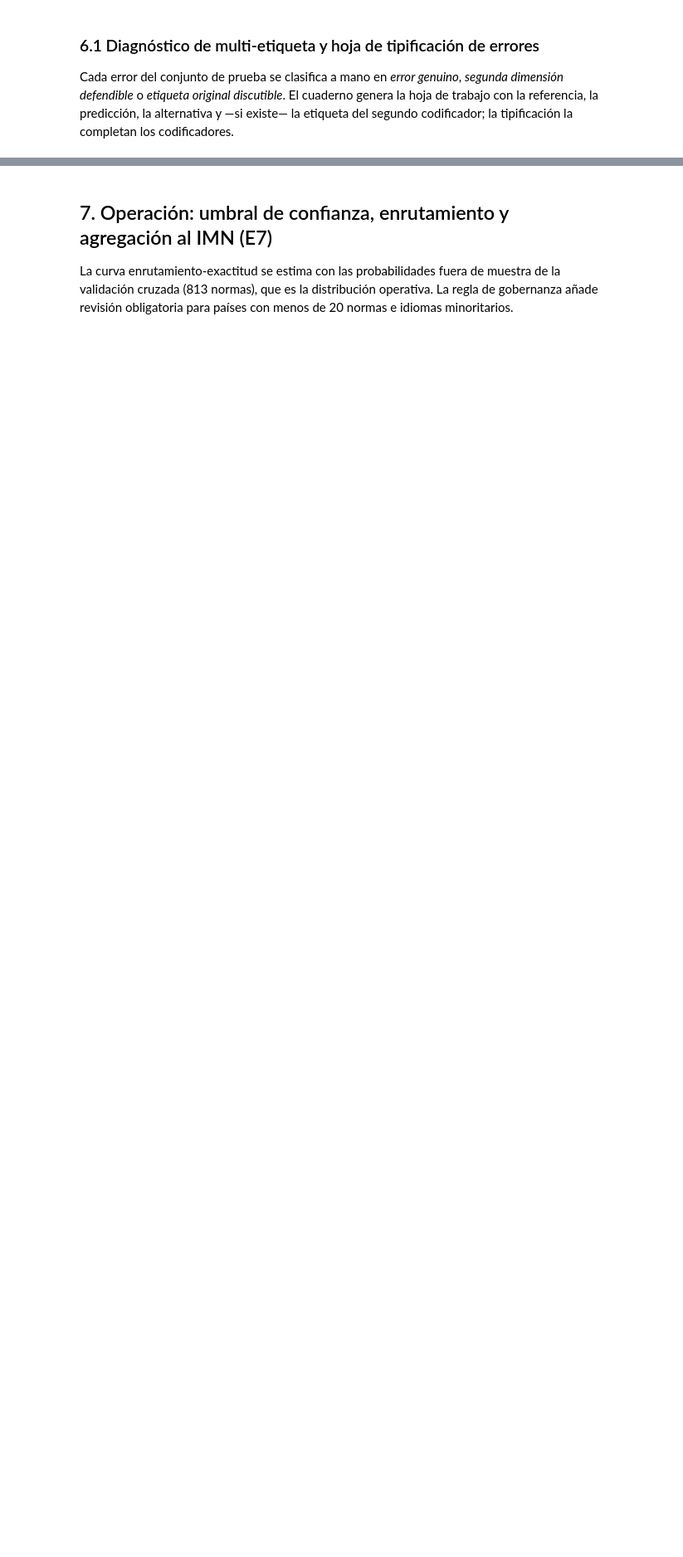
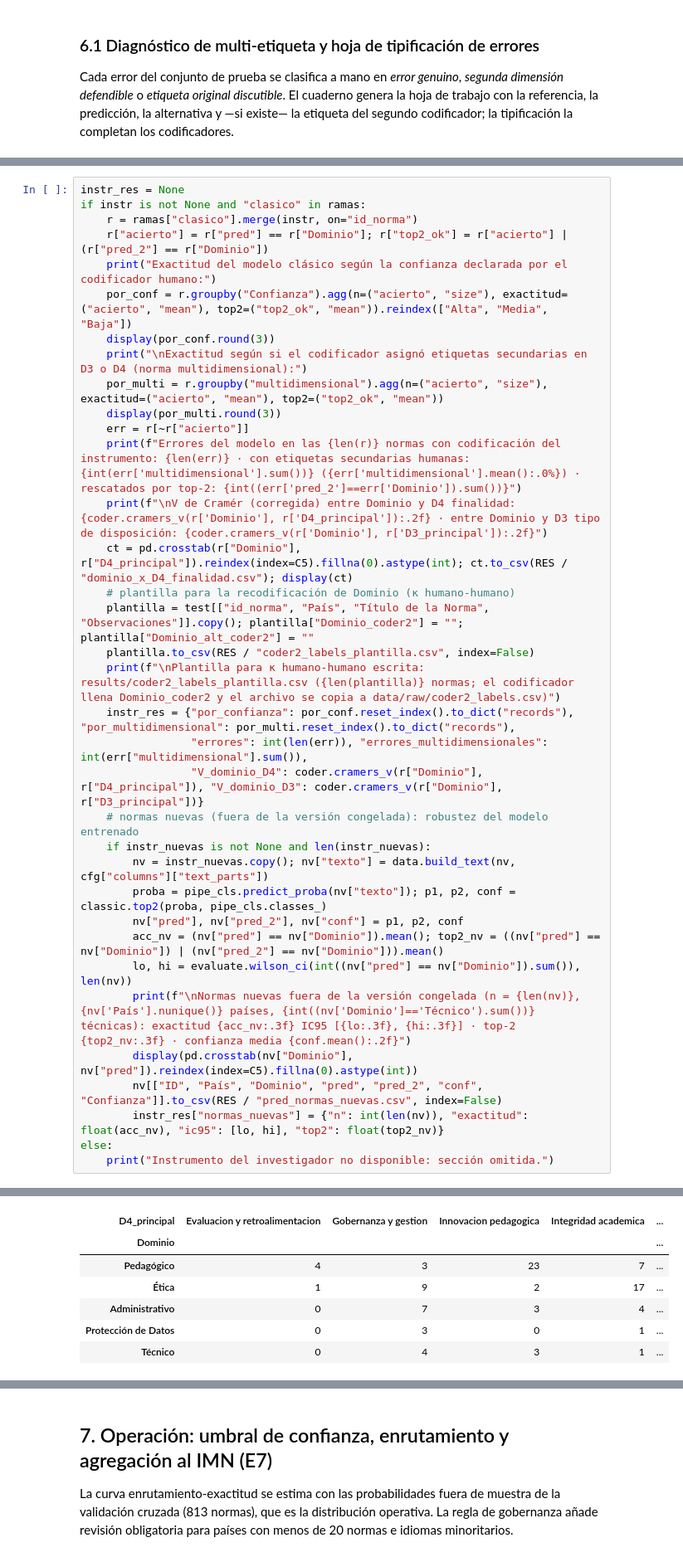
Before and after one commit to jorgemaldonadom-cmd/genial-clasificador-normativa, a Jupyter notebook: notebooks/02_experimento.ipynb, the cells around one changed output, grey strips where cells are left out. Shown at 83% size. Saved outputs shown, nothing was run; the diff lists cells and outputs as text; blank space fills up the shorter version.

```diff
--- a/notebooks/02_experimento.ipynb
+++ b/notebooks/02_experimento.ipynb
@@ -372,0 +388,36 @@ Errores del modelo clásico en prueba: 50 de 129 · en 35 la segunda dimensión
+# %%
+instr_res = None
+if instr is not None and "clasico" in ramas:
+    r = ramas["clasico"].merge(instr, on="id_norma")
+    r["acierto"] = r["pred"] == r["Dominio"]; r["top2_ok"] = r["acierto"] | (r["pred_2"] == r["Dominio"])
+    print("Exactitud del modelo clásico según la confianza declarada por el codificador humano:")
+    por_conf = r.groupby("Confianza").agg(n=("acierto", "size"), exactitud=("acierto", "mean"), top2=("top2_ok", "mean")).reindex(["Alta", "Media", "Baja"])
+    display(por_conf.round(3))
+    print("\nExactitud según si el codificador asignó etiquetas secundarias en D3 o D4 (norma multidimensional):")
+    por_multi = r.groupby("multidimensional").agg(n=("acierto", "size"), exactitud=("acierto", "mean"), top2=("top2_ok", "mean"))
+    display(por_multi.round(3))
+    err = r[~r["acierto"]]
+    print(f"Errores del modelo en las {len(r)} normas con codificación del instrumento: {len(err)} · con etiquetas secundarias humanas: {int(err['multidimensional'].sum())} ({err['multidimensional'].mean():.0%}) · rescatados por top-2: {int((err['pred_2']==err['Dominio']).sum())}")
+    print(f"\nV de Cramér (corregida) entre Dominio y D4 finalidad: {coder.cramers_v(r['Dominio'], r['D4_principal']):.2f} · entre Dominio y D3 tipo de disposición: {coder.cramers_v(r['Dominio'], r['D3_principal']):.2f}")
+    ct = pd.crosstab(r["Dominio"], r["D4_principal"]).reindex(index=C5).fillna(0).astype(int); ct.to_csv(RES / "dominio_x_D4_finalidad.csv"); display(ct)
+    # plantilla para la recodificación de Dominio (κ humano-humano)
+    plantilla = test[["id_norma", "País", "Título de la Norma", "Observaciones"]].copy(); plantilla["Dominio_coder2"] = ""; plantilla["Dominio_alt_coder2"] = ""
+    plantilla.to_csv(RES / "coder2_labels_plantilla.csv", index=False)
+    print(f"\nPlantilla para κ humano-humano escrita: results/coder2_labels_plantilla.csv ({len(plantilla)} normas; el codificador llena Dominio_coder2 y el archivo se copia a data/raw/coder2_labels.csv)")
+    instr_res = {"por_confianza": por_conf.reset_index().to_dict("records"), "por_multidimensional": por_multi.reset_index().to_dict("records"),
+                 "errores": int(len(err)), "errores_multidimensionales": int(err["multidimensional"].sum()),
+                 "V_dominio_D4": coder.cramers_v(r["Dominio"], r["D4_principal"]), "V_dominio_D3": coder.cramers_v(r["Dominio"], r["D3_principal"])}
+    # normas nuevas (fuera de la versión congelada): robustez del modelo entrenado
+    if instr_nuevas is not None and len(instr_nuevas):
+        nv = instr_nuevas.copy(); nv["texto"] = data.build_text(nv, cfg["columns"]["text_parts"])
+        proba = pipe_cls.predict_proba(nv["texto"]); p1, p2, conf = classic.top2(proba, pipe_cls.classes_)
+        nv["pred"], nv["pred_2"], nv["conf"] = p1, p2, conf
+        acc_nv = (nv["pred"] == nv["Dominio"]).mean(); top2_nv = ((nv["pred"] == nv["Dominio"]) | (nv["pred_2"] == nv["Dominio"])).mean()
+        lo, hi = evaluate.wilson_ci(int((nv["pred"] == nv["Dominio"]).sum()), len(nv))
+        print(f"\nNormas nuevas fuera de la versión congelada (n = {len(nv)}, {nv['País'].nunique()} países, {int((nv['Dominio']=='Técnico').sum())} técnicas): exactitud {acc_nv:.3f} IC95 [{lo:.3f}, {hi:.3f}] · top-2 {top2_nv:.3f} · confianza media {conf.mean():.2f}")
+        display(pd.crosstab(nv["Dominio"], nv["pred"]).reindex(index=C5).fillna(0).astype(int))
+        nv[["ID", "País", "Dominio", "pred", "pred_2", "conf", "Confianza"]].to_csv(RES / "pred_normas_nuevas.csv", index=False)
+        instr_res["normas_nuevas"] = {"n": int(len(nv)), "exactitud": float(acc_nv), "ic95": [lo, hi], "top2": float(top2_nv)}
+else:
+    print("Instrumento del investigador no disponible: sección omitida.")
+# %% [output]
@@ -372,0 +438,7 @@ Errores del modelo clásico en prueba: 50 de 129 · en 35 la segunda dimensión
+| D4_principal | Evaluacion y retroalimentacion | Gobernanza y gestion | Innovacion pedagogica | Integridad academica | ... |
+| Dominio |  |  |  |  | ... |
+| Pedagógico | 4 | 3 | 23 | 7 | ... |
+| Ética | 1 | 9 | 2 | 17 | ... |
+| Administrativo | 0 | 7 | 3 | 4 | ... |
+| Protección de Datos | 0 | 3 | 0 | 1 | ... |
+| Técnico | 0 | 4 | 3 | 1 | ... |
```
Also changed, not shown: parts of 14 cells of this notebook, 8 other files.
